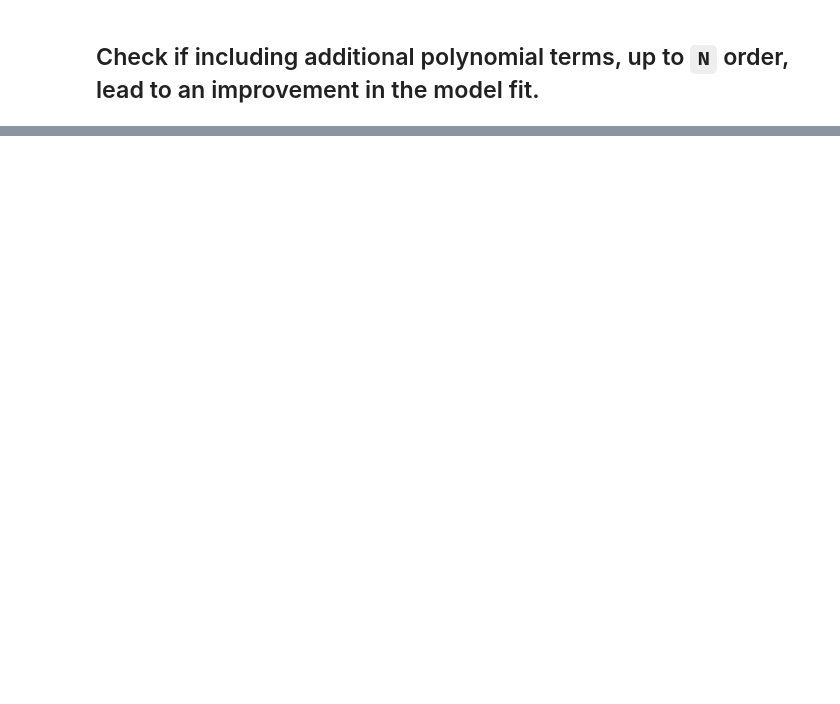
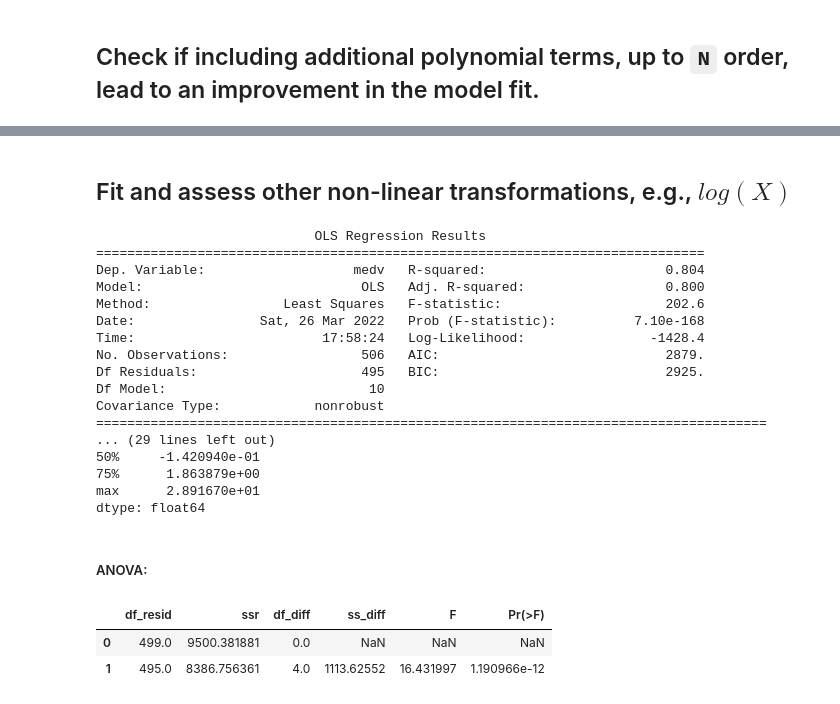
Before and after one commit to shevchenkobn/ml-practice, a Jupyter notebook: a3/a3.ipynb, the cells around one changed output, grey strips where cells are left out. Drawn from its saved outputs; the diff is of its cells as text; code cells hidden in the pictures; blank space fills up the shorter version.

Commit message:
A3: Finish with non-linear predictors.

```diff
--- a/a3/a3.ipynb
+++ b/a3/a3.ipynb
@@ -646,0 +830,29 @@ np.vander
+# %% [markdown]
+## Fit and assess other non-linear transformations, e.g., $log(X)$
+# %%
+poly5log_mod_fit = ols(f'medv~{raw_poly("lstat", 5)}+rm+np.log(rm)+nox+dis+ptratio', boston_df).fit()
+print_lr(poly5log_mod_fit)
+display(Markdown('##### ANOVA:'))
+anova(inter_mod_fit, poly5log_mod_fit)
+# %% [output]
+                            OLS Regression Results
+==============================================================================
+Dep. Variable:                   medv   R-squared:                       0.804
+Model:                            OLS   Adj. R-squared:                  0.800
+Method:                 Least Squares   F-statistic:                     202.6
+Date:                Sat, 26 Mar 2022   Prob (F-statistic):          7.10e-168
+Time:                        17:58:24   Log-Likelihood:                -1428.4
+No. Observations:                 506   AIC:                             2879.
+Df Residuals:                     495   BIC:                             2925.
+Df Model:                          10
+Covariance Type:            nonrobust
+======================================================================================
+... (29 lines left out)
+50%     -1.420940e-01
+75%      1.863879e+00
+max      2.891670e+01
+dtype: float64
+##### ANOVA:
+|  | df_resid | ssr | df_diff | ss_diff | F | Pr(>F) |
+| 0 | 499.0 | 9500.381881 | 0.0 | NaN | NaN | NaN |
+| 1 | 495.0 | 8386.756361 | 4.0 | 1113.62552 | 16.431997 | 1.190966e-12 |
```
Also changed, not shown: parts of 39 cells of this notebook, 1 other file.
